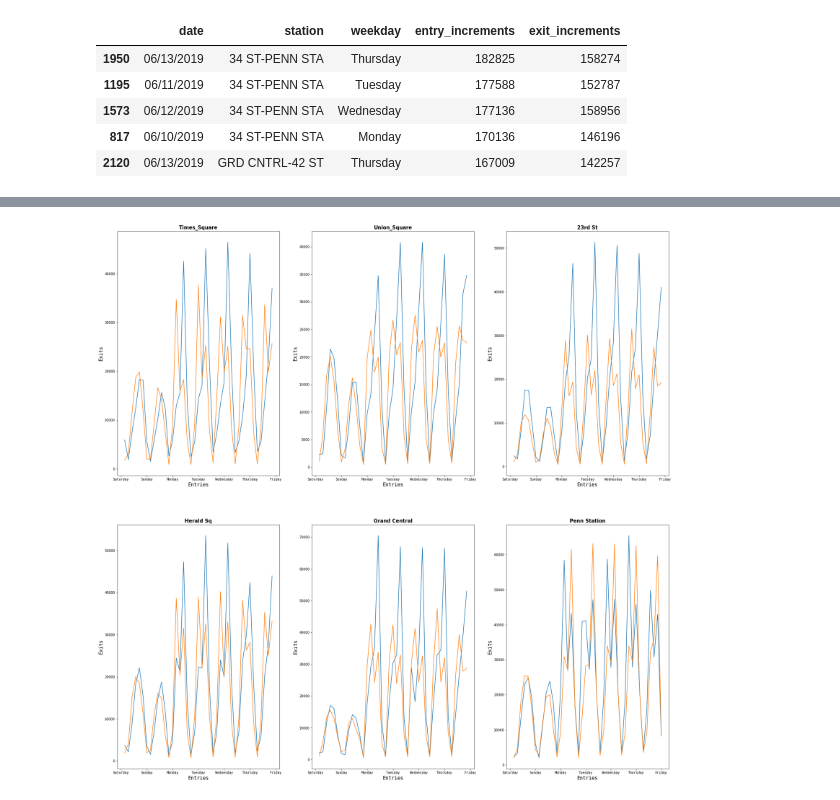
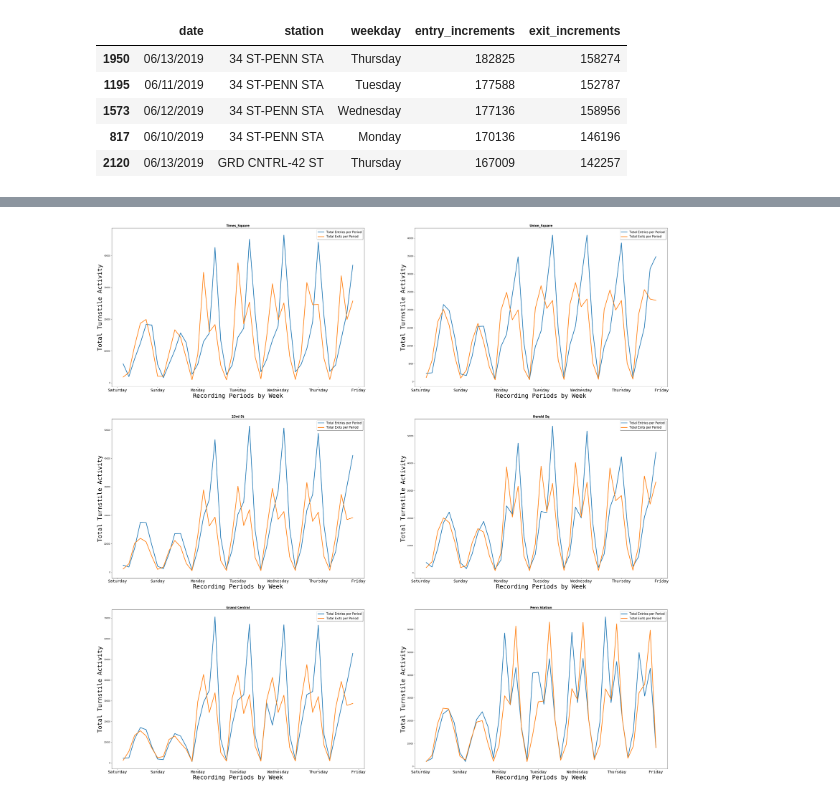
Before and after one commit to cnarrieta18/Metis_project1_mta, a Jupyter notebook: Project_01 - Matplotlib.ipynb, the cells around one changed output, grey strips where cells are left out. Saved outputs shown, nothing was run; the diff lists cells and outputs as text; code cells hidden in the pictures.

```diff
--- a/Project_01 - Matplotlib.ipynb
+++ b/Project_01 - Matplotlib.ipynb
@@ -4,7 +4,7 @@ import numpy as np
 import matplotlib as plt
 import datetime
 # %%
-url = 'http://web.mta.info/developers/data/nyct/turnstile/turnstile_190615.txt'
-df = pd.read_csv(url, header = 0, sep=',')
+# url = 'http://web.mta.info/developers/data/nyct/turnstile/turnstile_190615.txt'
+df = pd.read_csv('combined_csv.csv', header = 0, sep=',')
 df.columns = map(str.lower, df.columns) # - make headers lowercase
 df.columns = df.columns.str.strip().str.lower()
@@ -265,6 +251,10 @@ plt.legend(['Entries','Exits'],shadow = True, loc = 0);
 
 
 # - find top stations over the week
-topstations_groupby = df.groupby(['station','time_block'])['entry_increments','exit_increments'].sum().sort_values('time_block',ascending = True).reset_index()
+topstations_groupby = df.groupby(['station','time_block'])['entry_increments','exit_increments'].sum().sort_values('entry_increments',ascending = False).reset_index()
 topstations_groupby.head(6)
+
+top_stations =topstations_groupby.groupby(['station'])['entry_increments','exit_increments'].sum().sort_values('entry_increments',ascending = False).reset_index()
+
+top_stations.head(6)
 # %% [output]
@@ -298,87 +288,96 @@ times_df = topstations_groupby[times_mask]
 # %%
 fig.set_figwidth(10)
 fig.set_figheight(6)
+fig.suptitle('Top 6 Performing Stations',fontsize = 16)
 
 
-plt.figure(figsize = [30, 30])
+plt.figure(figsize = [50, 50])
 
-fig.suptitle('Top 6 Performing Stations',fontsize = 16)
 
-plt.subplot(2,3,1)
-plt.plot(times_df['time_block'],times_df['entry_increments'])
-plt.plot(times_df['time_block'],times_df['exit_increments'])
+plt.subplot(3,2,1)
+plt.plot(times_df['time_block'],times_df['entry_increments'],linewidth=3)
+plt.plot(times_df['time_block'],times_df['exit_increments'], linewidth=3)
 plt.title('Times_Square', fontsize=15, weight = 'bold')
 # plt.title('Entries and Exits', fontsize=10, weight = 'bold')
 x_labels = ['Saturday', 'Sunday','Monday','Tuesday','Wednesday','Thursday','Friday']
 ticks_x = np.linspace(0, 42, 7)
-plt.xticks(ticks_x, x_labels, fontsize = '10', family = 'monospace',color='black')
-plt.xlabel("Entries", fontsize = '15', family = 'monospace',color='black');
-plt.ylabel("Exits", fontsize = '15', family = 'monospace',color='black')
+plt.xticks(ticks_x, x_labels, fontsize = '20', family = 'monospace',color='black')
+plt.xlabel("Recording Periods by Week", fontsize = '30', family = 'monospace',color='black');
+plt.ylabel("Total Turnstile Activity", fontsize = '30', family = 'monospace',color='black')
+plt.legend(['Total Entries per Period','Total Exits per Period'],shadow = True, loc = 0, prop={'size': 15})
 
 
 
-plt.subplot(2,3,2)
-plt.plot(union_df['time_block'],union_df['entry_increments'])
-plt.plot(union_df['time_block'],union_df['exit_increments'])
+plt.subplot(3,2,2)
+plt.plot(union_df['time_block'],union_df['entry_increments'],linewidth=3)
+plt.plot(union_df['time_block'],union_df['exit_increments'],linewidth=3)
 plt.title('Union_Square', fontsize=15, weight = 'bold')
 # plt.title('Entries and Exits', fontsize=10, weight = 'bold')
 x_labels = ['Saturday', 'Sunday','Monday','Tuesday','Wednesday','Thursday','Friday']
 ticks_x = np.linspace(0, 42, 7)
-plt.xticks(ticks_x, x_labels, fontsize = '10', family = 'monospace',color='black')
-plt.xlabel("Entries", fontsize = '15', family = 'monospace',color='black');
-plt.ylabel("Exits", fontsize = '15', family = 'monospace',color='black')
+plt.xticks(ticks_x, x_labels, fontsize = '20', family = 'monospace',color='black')
+plt.xlabel("Recording Periods by Week", fontsize = '30', family = 'monospace',color='black');
+plt.ylabel("Total Turnstile Activity", fontsize = '30', family = 'monospace',color='black')
+plt.legend(['Total Entries per Period','Total Exits per Period'],shadow = True, loc = 0, prop={'size': 15})
 
 
-plt.subplot(2,3,3)
-plt.plot(twentythird_df['time_block'],twentythird_df['entry_increments'])
-plt.plot(twentythird_df['time_block'],twentythird_df['exit_increments'])
+plt.subplot(3,2,3)
+plt.plot(twentythird_df['time_block'],twentythird_df['entry_increments'],linewidth=3)
+plt.plot(twentythird_df['time_block'],twentythird_df['exit_increments'],linewidth=3)
 plt.title('23rd St', fontsize=15, weight = 'bold')
 # plt.title('Entries and Exits', fontsize=10, weight = 'bold')
 x_labels = ['Saturday', 'Sunday','Monday','Tuesday','Wednesday','Thursday','Friday']
 ticks_x = np.linspace(0, 42, 7)
-plt.xticks(ticks_x, x_labels, fontsize = '10', family = 'monospace',color='black')
-plt.xlabel("Entries", fontsize = '15', family = 'monospace',color='black');
-plt.ylabel("Exits", fontsize = '15', family = 'monospace',color='black')
+plt.xticks(ticks_x, x_labels, fontsize = '20', family = 'monospace',color='black')
+plt.xlabel("Recording Periods by Week", fontsize = '30', family = 'monospace',color='black');
+plt.ylabel("Total Turnstile Activity", fontsize = '30', family = 'monospace',color='black')
+plt.legend(['Total Entries per Period','Total Exits per Period'],shadow = True, loc = 0, prop={'size': 15})
 
 
 
-plt.subplot(2,3,4)
-plt.plot(herald_df['time_block'],herald_df['entry_increments'])
-plt.plot(herald_df['time_block'],herald_df['exit_increments'])
+plt.subplot(3,2,4)
+plt.plot(herald_df['time_block'],herald_df['entry_increments'],linewidth=3)
+plt.plot(herald_df['time_block'],herald_df['exit_increments'],linewidth=3)
 plt.title('Herald Sq', fontsize=15, weight = 'bold')
 # plt.title('Entries and Exits', fontsize=10, weight = 'bold')
 x_labels = ['Saturday', 'Sunday','Monday','Tuesday','Wednesday','Thursday','Friday']
 ticks_x = np.linspace(0, 42, 7)
-plt.xticks(ticks_x, x_labels, fontsize = '10', family = 'monospace',color='black')
-plt.xlabel("Entries", fontsize = '15', family = 'monospace',color='black');
-plt.ylabel("Exits", fontsize = '15', family = 'monospace',color='black')
+plt.xticks(ticks_x, x_labels, fontsize = '20', family = 'monospace',color='black')
+plt.xlabel("Recording Periods by Week", fontsize = '30', family = 'monospace',color='black');
+plt.ylabel("Total Turnstile Activity", fontsize = '30', family = 'monospace',color='black')
+plt.legend(['Total Entries per Period','Total Exits per Period'],shadow = True, loc = 0, prop={'size': 15})
 
 
-plt.subplot(2,3,5)
-plt.plot(grand_df['time_block'],grand_df['entry_increments'])
-plt.plot(grand_df['time_block'],grand_df['exit_increments'])
+
+plt.subplot(3,2,5)
+plt.plot(grand_df['time_block'],grand_df['entry_increments'],linewidth=3)
+plt.plot(grand_df['time_block'],grand_df['exit_increments'],linewidth=3)
 plt.title('Grand Central', fontsize=15, weight = 'bold')
 # plt.title('Entries and Exits', fontsize=10, weight = 'bold')
 x_labels = ['Saturday', 'Sunday','Monday','Tuesday','Wednesday','Thursday','Friday']
 ticks_x = np.linspace(0, 42, 7)
-plt.xticks(ticks_x, x_labels, fontsize = '10', family = 'monospace',color='black')
-plt.xlabel("Entries", fontsize = '15', family = 'monospace',color='black');
-plt.ylabel("Exits", fontsize = '15', family = 'monospace',color='black')
+plt.xticks(ticks_x, x_labels, fontsize = '20', family = 'monospace',color='black')
+plt.xlabel("Recording Periods by Week", fontsize = '30', family = 'monospace',color='black');
+plt.ylabel("Total Turnstile Activity", fontsize = '30', family = 'monospace',color='black')
+plt.legend(['Total Entries per Period','Total Exits per Period'],shadow = True, loc = 0, prop={'size': 15})
 
-plt.subplot(2,3,6)
-plt.plot(penn_df['time_block'],penn_df['entry_increments'])
-plt.plot(penn_df['time_block'],penn_df['exit_increments'])
+
+plt.subplot(3,2,6)
+plt.plot(penn_df['time_block'],penn_df['entry_increments'],linewidth=3)
+plt.plot(penn_df['time_block'],penn_df['exit_increments'],linewidth=3)
 plt.title('Penn Station', fontsize=15, weight = 'bold')
 # plt.title('Entries and Exits', fontsize=10, weight = 'bold')
 x_labels = ['Saturday', 'Sunday','Monday','Tuesday','Wednesday','Thursday','Friday']
 ticks_x = np.linspace(0, 42, 7)
-plt.xticks(ticks_x, x_labels, fontsize = '10', family = 'monospace',color='black')
-plt.xlabel("Entries", fontsize = '15', family = 'monospace',color='black');
-plt.ylabel("Exits", fontsize = '15', family = 'monospace',color='black')
+plt.xticks(ticks_x, x_labels, fontsize = '20', family = 'monospace',color='black')
+plt.xlabel("Recording Periods by Week", fontsize = '30', family = 'monospace',color='black');
+plt.ylabel("Total Turnstile Activity", fontsize = '30', family = 'monospace',color='black')
+plt.legend(['Total Entries per Period','Total Exits per Period'],shadow = True, loc = 0, prop={'size': 15})
+
 
 plt.savefig('top_traffic_stations.png')
 # %% [output]
-[figure, old version]
+[figure, new version]
 # %%
 df
 # %% [output]
```
Also changed, not shown: parts of 21 cells of this notebook, 5 other files.
